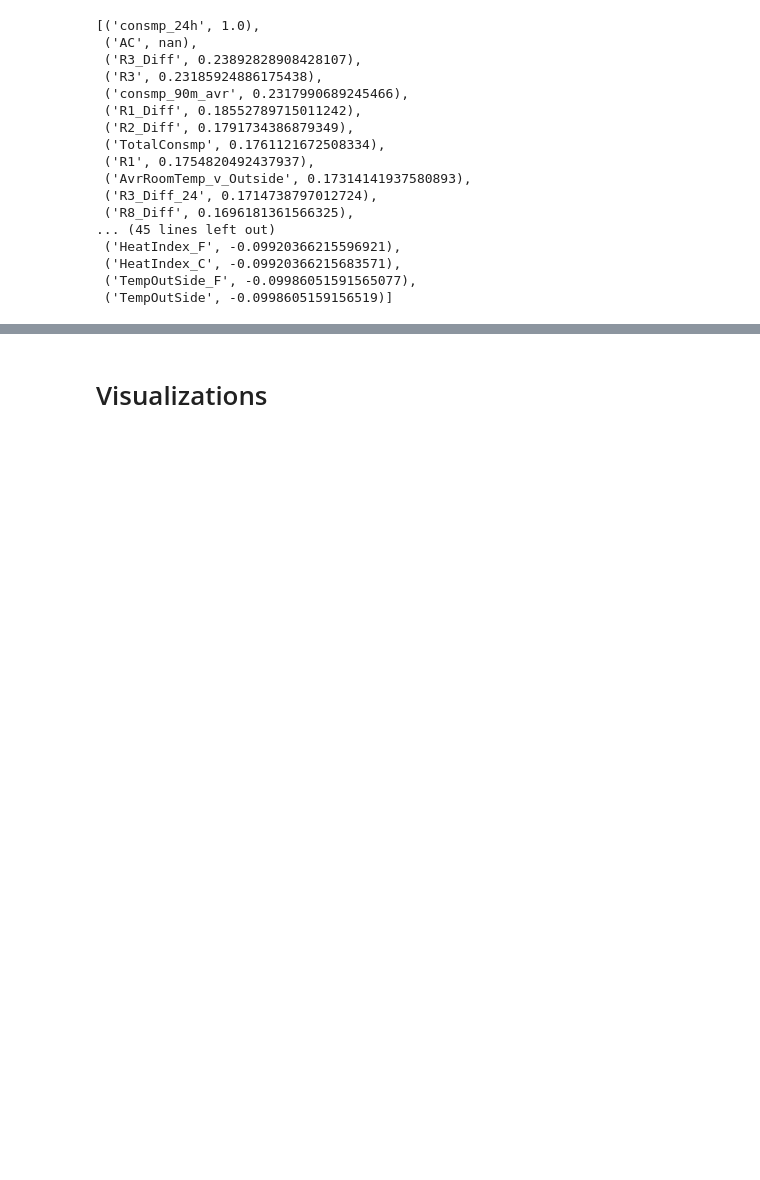
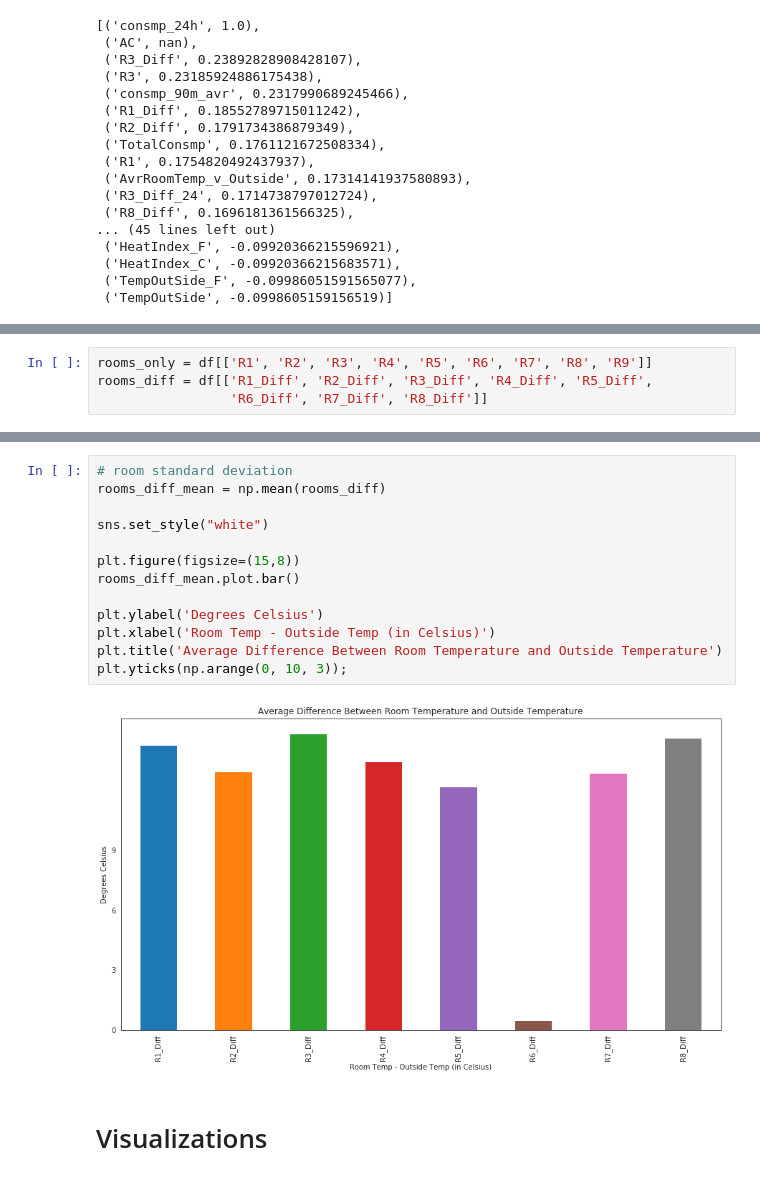
Before and after one commit to hjhuney/Energy-Consumption, a Jupyter notebook: energy_usage_analysis.ipynb, the cells around one changed output, grey strips where cells are left out. Saved outputs shown, nothing was run; the diff lists cells and outputs as text; blank space fills up the shorter version.

```diff
--- a/energy_usage_analysis.ipynb
+++ b/energy_usage_analysis.ipynb
@@ -500,0 +470,4 @@ corr_list
+# %%
+rooms_only = df[['R1', 'R2', 'R3', 'R4', 'R5', 'R6', 'R7', 'R8', 'R9']]
+rooms_diff = df[['R1_Diff', 'R2_Diff', 'R3_Diff', 'R4_Diff', 'R5_Diff',
+                 'R6_Diff', 'R7_Diff', 'R8_Diff']]
@@ -501,3 +544,18 @@ corr_list
+# %%
+# room standard deviation
+rooms_diff_mean = np.mean(rooms_diff)
+
+sns.set_style("white")
+
+plt.figure(figsize=(15,8))
+rooms_diff_mean.plot.bar()
+
+plt.ylabel('Degrees Celsius')
+plt.xlabel('Room Temp - Outside Temp (in Celsius)')
+plt.title('Average Difference Between Room Temperature and Outside Temperature')
+plt.yticks(np.arange(0, 10, 3));
+# %% [output]
+[figure, added]
 # %% [markdown]
 # Visualizations
 # %% [markdown]
```
Also changed, not shown: parts of 19 cells of this notebook.
